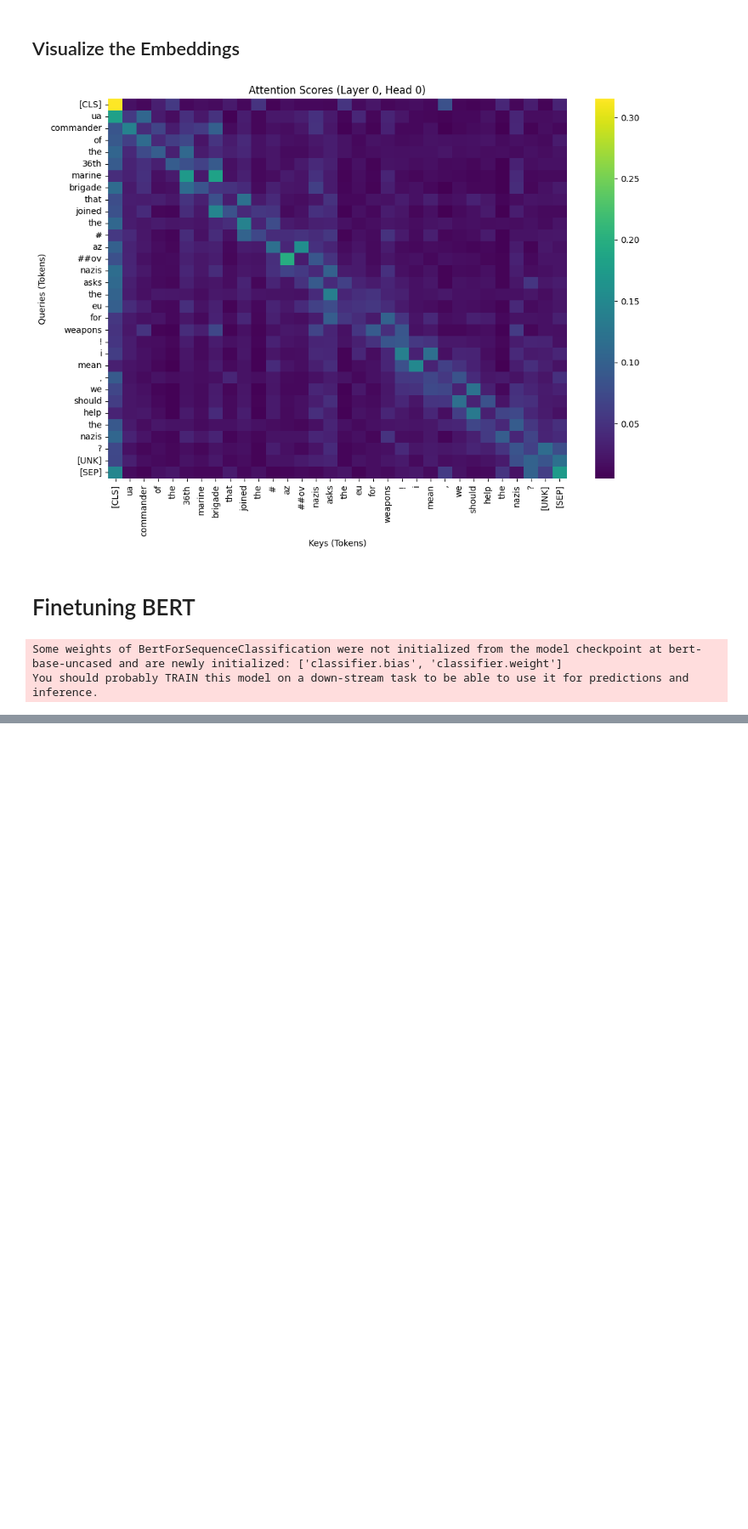
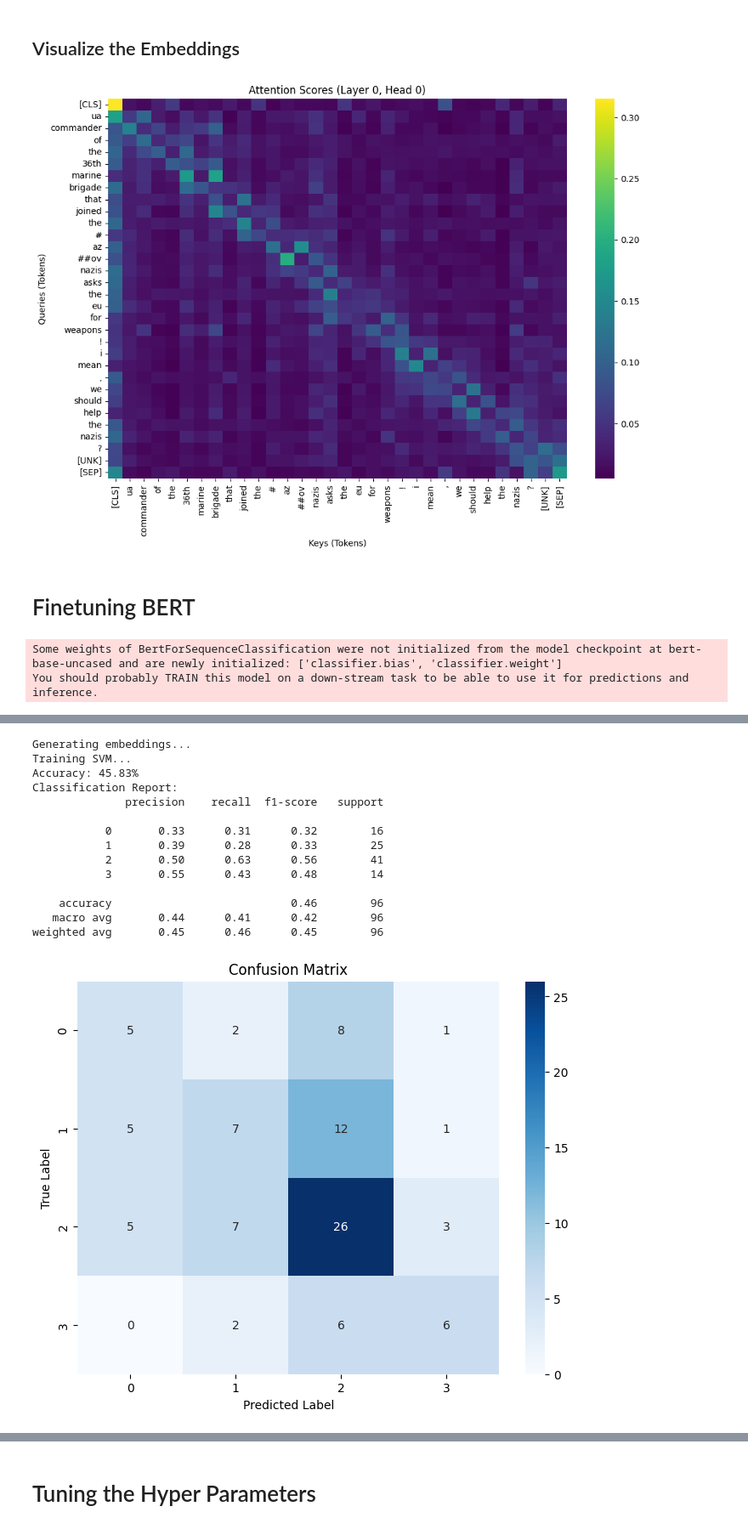
Before and after one commit to Susena-V/NLP_Misinformation, a Jupyter notebook: Final_BERT.ipynb, the cells around one changed output, grey strips where cells are left out. Shown at 85% size. Saved outputs shown, nothing was run; the diff lists cells and outputs as text; code cells hidden in the pictures; blank space fills up the shorter version.

Commit message:
Kaggle Notebook | NLP - Final BERT | Good Version - 45 % accu - changed the random seed

```diff
--- a/Final_BERT.ipynb
+++ b/Final_BERT.ipynb
@@ -387,0 +398,67 @@ plot_attention_scores(sentence, tokenizer, model, device=device, layer=0, head=0
+# %%
+# Generate embeddings from fine-tuned BERT
+def generate_finetuned_embeddings(texts, tokenizer, model, batch_size=32):
+    model.eval()
+    embeddings = []
+    with torch.no_grad():
+        for i in range(0, len(texts), batch_size):
+            batch_texts = texts[i:i + batch_size]
+            inputs = tokenizer(
+                batch_texts,
+                return_tensors='pt',
+                truncation=True,
+                padding=True,
+                max_length=512
+            ).to(device)
+            outputs = model.bert(**inputs)  # Use the BERT backbone
+            pooled_output = outputs.pooler_output.cpu().numpy()
+            embeddings.append(pooled_output)
+    return np.vstack(embeddings)
+# %%
+print("Generating embeddings...")
+X_train_embeddings = generate_finetuned_embeddings(X_train.tolist(), tokenizer, model)
+X_test_embeddings = generate_finetuned_embeddings(X_test.tolist(), tokenizer, model)
+
+# Train SVM classifier
+print("Training SVM...")
+clf = SVC(kernel='linear')
+clf.fit(X_train_embeddings, y_train)
+
+# Evaluate SVM
+y_pred = clf.predict(X_test_embeddings)
+accuracy = accuracy_score(y_test, y_pred)
+print(f"Accuracy: {accuracy * 100:.2f}%")
+print("Classification Report:")
+print(classification_report(y_test, y_pred))
+
+# Confusion matrix
+cm = confusion_matrix(y_test, y_pred)
+plt.figure(figsize=(8, 6))
+sns.heatmap(cm, annot=True, fmt='d', cmap='Blues')
+plt.title('Confusion Matrix')
+plt.xlabel('Predicted Label')
+plt.ylabel('True Label')
+plt.show()
+
+# Misclassified examples
+misclassified_indices = np.where(y_test != y_pred)[0]
+
+print("Misclassified Sentences:")
+for idx in misclassified_indices:
+    print(f"True Label: {y_test.iloc[idx]}, Predicted Label: {y_pred[idx]}, Sentence: {X_test.iloc[idx]}")
+# %% [output]
+Generating embeddings...
+Training SVM...
+Accuracy: 45.83%
+Classification Report:
+              precision    recall  f1-score   support
+
+           0       0.33      0.31      0.32        16
+           1       0.39      0.28      0.33        25
+           2       0.50      0.63      0.56        41
+           3       0.55      0.43      0.48        14
+
+    accuracy                           0.46        96
+   macro avg       0.44      0.41      0.42        96
+weighted avg       0.45      0.46      0.45        96
+[figure, added]
@@ -387,0 +482,2 @@ plot_attention_scores(sentence, tokenizer, model, device=device, layer=0, head=0
+# %% [markdown]
+# Tuning the Hyper Parameters
```
Also changed, not shown: parts of 11 cells of this notebook.
